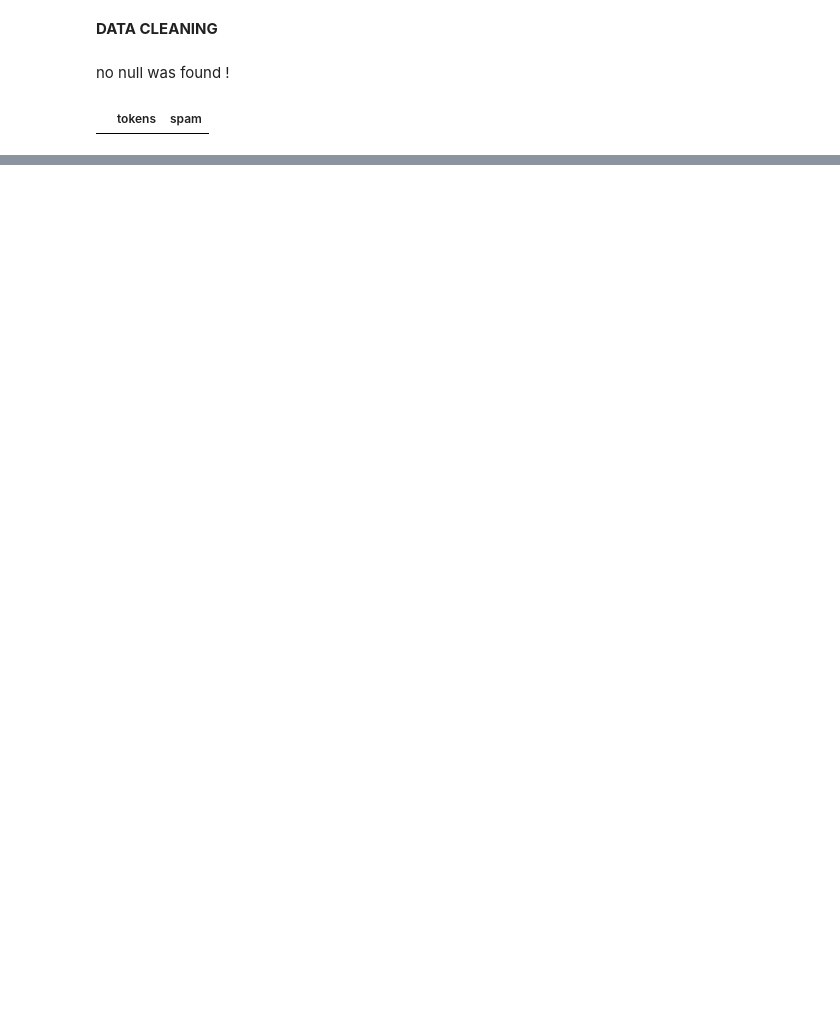
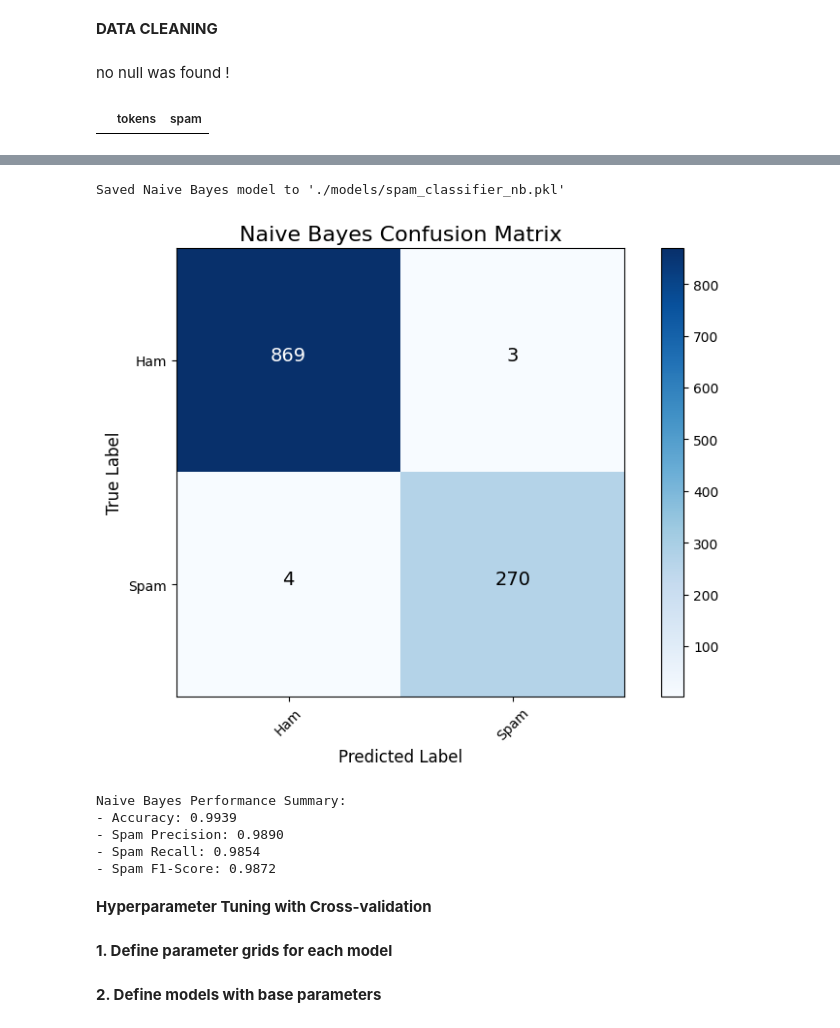
Before and after one commit to acontius/Bamdad, a Jupyter notebook: first/tokenize.ipynb, the cells around one changed output, grey strips where cells are left out. Cells and saved outputs as stored; diff of their text form; code cells hidden in the pictures; blank space fills up the shorter version.

```diff
--- a/first/tokenize.ipynb
+++ b/first/tokenize.ipynb
@@ -437,0 +645,9 @@ df.loc[df_null].head()
+# %%
+# n_estimators -> depth of the tree | n_jobs = -1 -> allows model to use all available CPU coers.
+models = {
+    "Random Forest": RandomForestClassifier(n_estimators=100, random_state=42, n_jobs=-1),
+    "SVM": SVC(kernel='linear', random_state=42),
+    "KNN": KNeighborsClassifier(n_neighbors=5),
+    "Decision Tree": DecisionTreeClassifier(random_state=42),
+    "Naive Bayes": MultinomialNB()
+}
@@ -437,0 +658,6 @@ df.loc[df_null].head()
+# %%
+scaler = StandardScaler(with_mean=False)  # Preserves sparsity
+
+print("\nScaling features for SVM and KNN...")
+X_train_scaled = scaler.fit_transform(X_train)
+X_test_scaled = scaler.transform(X_test)
@@ -437,0 +963,55 @@ df.loc[df_null].head()
+# %%
+os.makedirs('./models', exist_ok=True)
+
+# Save Naive Bayes model
+joblib.dump(results["Naive Bayes"]["model"], './models/spam_classifier_nb.pkl')
+print("\nSaved Naive Bayes model to './models/spam_classifier_nb.pkl'")
+
+
+# 7. Visualize confusion matrix for best model
+def plot_confusion_matrix(cm, classes, title='Confusion Matrix'):
+    plt.figure(figsize=(8, 6))
+    plt.imshow(cm, interpolation='nearest', cmap=plt.cm.Blues)
+    plt.title(title, fontsize=16)
+    plt.colorbar()
+    tick_marks = np.arange(len(classes))
+    plt.xticks(tick_marks, classes, rotation=45)
+    plt.yticks(tick_marks, classes)
+
+    # Add text annotations
+    thresh = cm.max() / 2.
+    for i, j in np.ndindex(cm.shape):
+        plt.text(j, i, format(cm[i, j], 'd'),
+                 horizontalalignment="center",
+                 color="white" if cm[i, j] > thresh else "black")
+
+    plt.ylabel('True Label', fontsize=12)
+    plt.xlabel('Predicted Label', fontsize=12)
+    plt.tight_layout()
+    save_fig(f"confusion_matrix_{title.replace(' ', '_').lower()}")
+    plt.show()
+
+# Plot for Naive Bayes
+nb_confusion = results["Naive Bayes"]["confusion"]
+plot_confusion_matrix(
+    nb_confusion,
+    classes=['Ham', 'Spam'],
+    title='Naive Bayes Confusion Matrix'
+)
+
+# Print performance summary
+print("\nNaive Bayes Performance Summary:")
+print(f"- Accuracy: {results['Naive Bayes']['report']['accuracy']:.4f}")
+print(f"- Spam Precision: {results['Naive Bayes']['report']['Spam']['precision']:.4f}")
+print(f"- Spam Recall: {results['Naive Bayes']['report']['Spam']['recall']:.4f}")
+print(f"- Spam F1-Score: {results['Naive Bayes']['report']['Spam']['f1-score']:.4f}")
+# %% [output]
+Saved Naive Bayes model to './models/spam_classifier_nb.pkl'
+[figure, added]
+Naive Bayes Performance Summary:
+- Accuracy: 0.9939
+- Spam Precision: 0.9890
+- Spam Recall: 0.9854
+- Spam F1-Score: 0.9872
+# %% [markdown]
+**Hyperparameter Tuning with Cross-validation**
@@ -437,0 +1022,2 @@ df.loc[df_null].head()
+# %% [markdown]
+**1. Define parameter grids for each model**
@@ -437,0 +1054,2 @@ df.loc[df_null].head()
+# %% [markdown]
+**2. Define models with base parameters**
```
Also changed, not shown: parts of 44 cells of this notebook, 23 other files.
